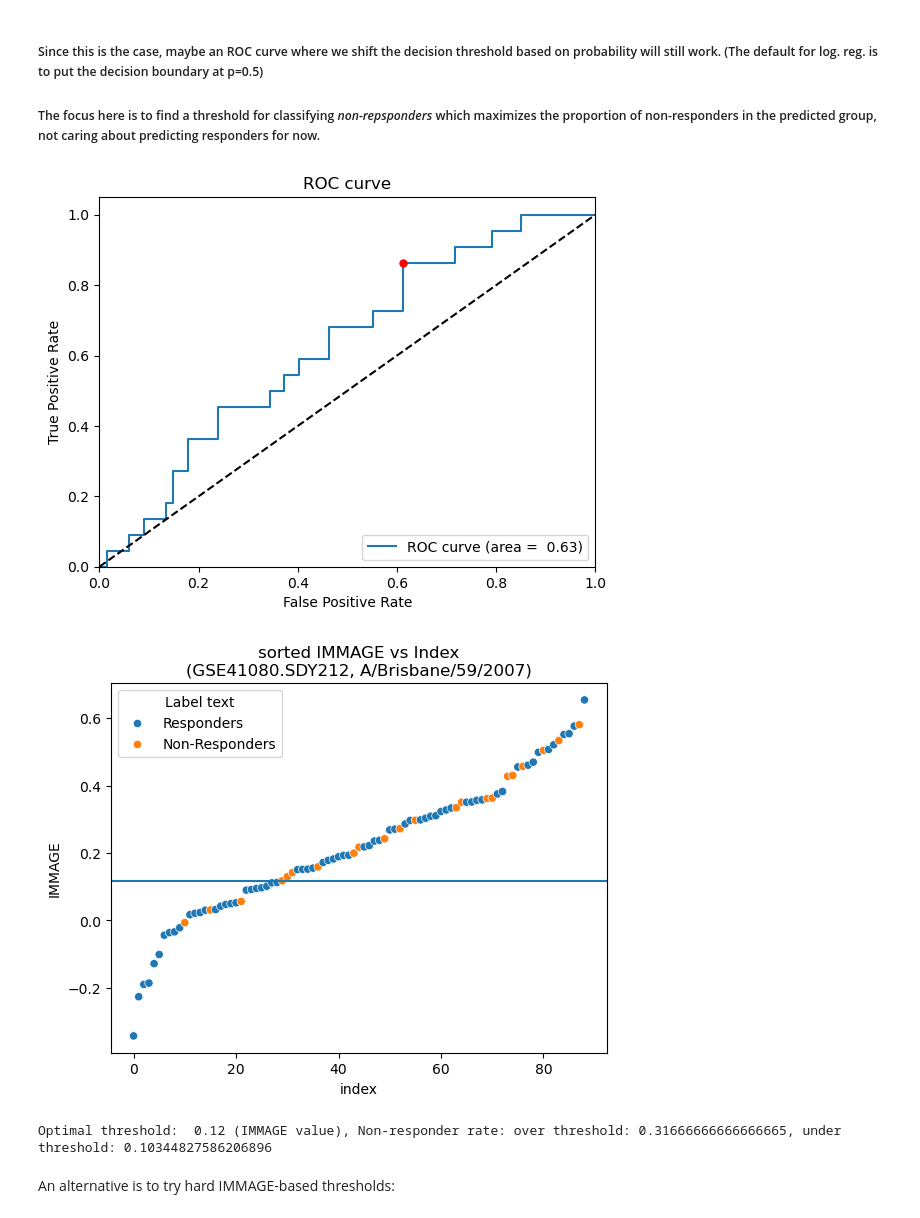
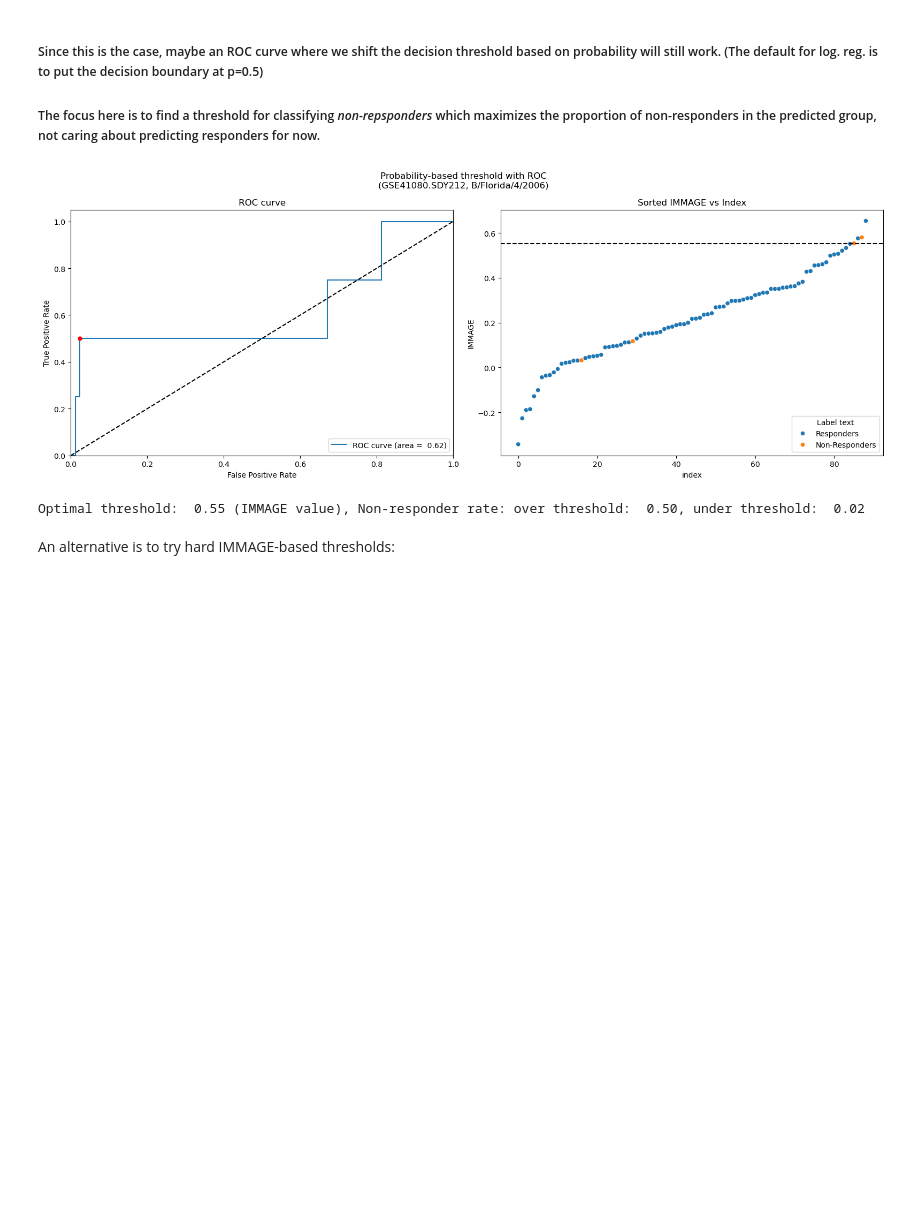
Before and after one commit to JonatanSahar/lab-vaccines, a Jupyter notebook: code/vaccines-2.ipynb, the cells around one changed output. Drawn from its saved outputs; the diff is of its cells as text; code cells hidden in the pictures; blank space fills up the shorter version.

```diff
--- a/code/vaccines-2.ipynb
+++ b/code/vaccines-2.ipynb
@@ -84,7 +85,7 @@ dataset_day_dict["SDY67"] = "nAb.D28"
 ##### Narrow to a specific dataset and day, then keep only relevant columns
 # %%
 # Narrow to a specific dataset and day, then keep only relevant columns
-strain_index = 2
+strain_index = 1
 dataset_name = dataset_names[0]
 name_mask = datasets[dataset_col] == dataset_name
 day_mask = datasets[day_col] == dataset_day_dict[dataset_name]
@@ -274,53 +275,55 @@ That's a good sign that the regressor picked up on an underlying dynamic in the
 from sklearn.metrics import auc, roc_auc_score, roc_curve
 from math import log
 
 fpr, tpr, thresholds = roc_curve(data["y"], data["p_non_responder"])
 roc_auc = auc(fpr, tpr)
 
 # Identifying the optimal threshold (example using Youden’s Index)
 optimal_idx = np.argmax(tpr - fpr)
 prob_threshold = thresholds[optimal_idx]
 
 # print(f'intercept: {intercept}, slope: {slope}')
 # Calculate the cutoff value
 immage_threshold = get_threshold_from_probability(prob_threshold, intercept=intercept, slope=slope)
 
+fig, axs = plt.subplots(1, 2, figsize=(16, 6))  # Creates a figure with two side-by-side subplots
 
-# Plot ROC curve
-plt.figure()
-plt.plot(fpr, tpr, label=f'ROC curve (area = {roc_auc : 0.2f})')
-plt.plot([0, 1], [0, 1], 'k--')  # Random chance line
-plt.plot(fpr[optimal_idx], tpr[optimal_idx], marker='o', markersize=5, color="red")
-plt.xlim([0.0, 1.0])
-plt.ylim([0.0, 1.05])
-plt.xlabel('False Positive Rate')
-plt.ylabel('True Positive Rate')
-plt.title('ROC curve')
-plt.legend(loc="lower right")
-plt.show()
+# Plot ROC curve on the first subplot
+axs[0].plot(fpr, tpr, label=f'ROC curve (area = {roc_auc : 0.2f})')
+axs[0].plot([0, 1], [0, 1], 'k--')  # Random chance line
+axs[0].plot(fpr[optimal_idx], tpr[optimal_idx], marker='o', markersize=5, color="red")
+axs[0].set_xlim([0.0, 1.0])
+axs[0].set_ylim([0.0, 1.05])
+axs[0].set_xlabel('False Positive Rate')
+axs[0].set_ylabel('True Positive Rate')
+axs[0].set_title('ROC curve')
+axs[0].legend(loc="lower right")
 
-# Plot IMMAGE values and the cutoff
-sns.scatterplot(data=data.sort_values(immage_col, ignore_index=True).reset_index(), x="index", y=immage_col, hue="Label text")
-plt.axhline(y=immage_threshold)
-plt.title(f'sorted IMMAGE vs Index\n({dataset_name}, {strain})')
+# Plot sorted IMMAGE values vs Index on the second subplot
+sorted_data = data.sort_values(immage_col, ignore_index=True).reset_index()
+sns.scatterplot(ax=axs[1], data=sorted_data, x="index", y=immage_col, hue="Label text")
+axs[1].axhline(y=immage_threshold, color='black', linestyle='--')
+axs[1].set_title(f'Sorted IMMAGE vs Index')
+
+fig.suptitle(f'Probability-based threshold with ROC\n({dataset_name}, {strain})')
+plt.tight_layout()  # Adjusts subplot params so that subplots fit into the figure area.
 plt.show()
 
 
 # Calculate the actual rate of non-responders:for i in threshold_list:
 # Global measures (entire dataset)
 optimal_pred = data["p_non_responder"].apply(lambda x: 1 if x >= prob_threshold else 0)
 test_accuracy = accuracy_score(data["y"], optimal_pred)
 
 # Performance above the threshold
 y_over_thr = data.loc[data["p_non_responder"] >= prob_threshold, ["y"]]
 non_response_rate_over_thr = y_over_thr.mean().y
 y_under_thr = data.loc[data["p_non_responder"] < prob_threshold, ["y"]]
 non_response_rate_under_thr = y_under_thr.mean().y
-print(f"Optimal threshold: {immage_threshold : 0.2f} (IMMAGE value), Non-responder rate: over threshold: {non_response_rate_over_thr}, under threshold: {non_response_rate_under_thr}")
+print(f"Optimal threshold: {immage_threshold : 0.2f} (IMMAGE value), Non-responder rate: over threshold: {non_response_rate_over_thr : 0.2f}, under threshold: {non_response_rate_under_thr : 0.2f}")
 # %% [output]
-[figure, old version]
+[figure, new version]
-[figure, removed]
-Optimal threshold:  0.12 (IMMAGE value), Non-responder rate: over threshold: 0.31666666666666665, under threshold: 0.10344827586206896
+Optimal threshold:  0.55 (IMMAGE value), Non-responder rate: over threshold:  0.50, under threshold:  0.02
 # %% [markdown]
 An alternative is to try hard IMMAGE-based thresholds:
 # %%
```
Also changed, not shown: parts of 15 cells of this notebook, 3 other files.
